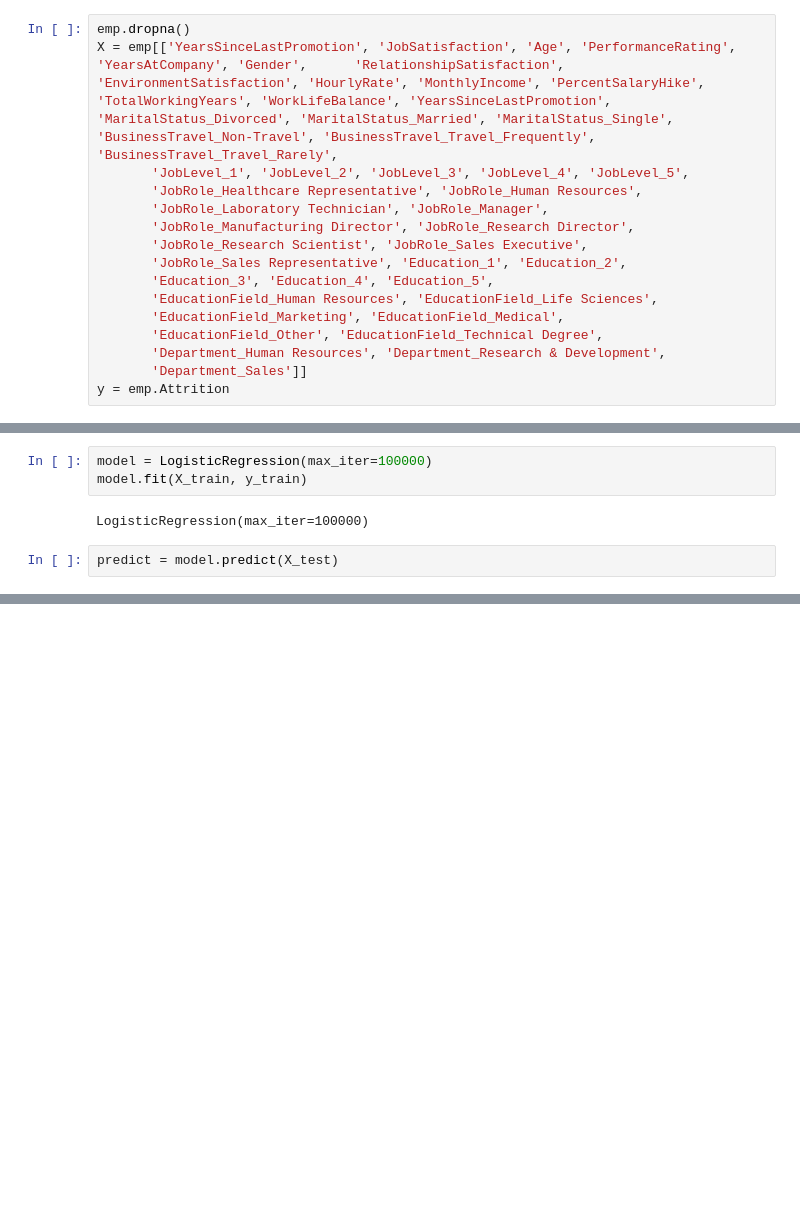
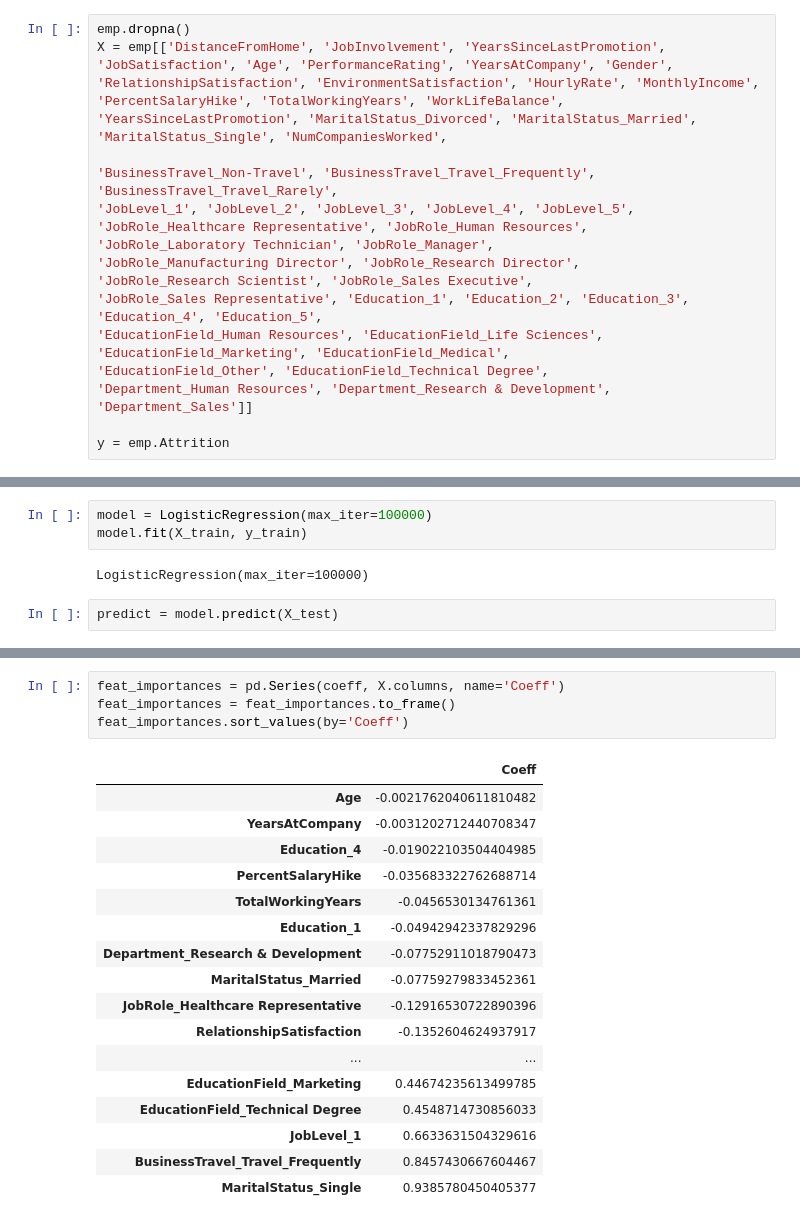
Before and after one commit to joshuagustaf/empattr, a Jupyter notebook: Emp_Att_Pred.ipynb, the cells around one changed output, grey strips where cells are left out. Saved outputs shown, nothing was run; the diff lists cells and outputs as text; blank space fills up the shorter version.

```diff
--- a/Emp_Att_Pred.ipynb
+++ b/Emp_Att_Pred.ipynb
@@ -186,17 +190,19 @@ from sklearn.metrics import classification_report
 # %%
 emp.dropna()
-X = emp[['YearsSinceLastPromotion', 'JobSatisfaction', 'Age', 'PerformanceRating', 'YearsAtCompany', 'Gender',      'RelationshipSatisfaction', 'EnvironmentSatisfaction', 'HourlyRate', 'MonthlyIncome', 'PercentSalaryHike', 'TotalWorkingYears', 'WorkLifeBalance', 'YearsSinceLastPromotion', 'MaritalStatus_Divorced', 'MaritalStatus_Married', 'MaritalStatus_Single', 'BusinessTravel_Non-Travel', 'BusinessTravel_Travel_Frequently', 'BusinessTravel_Travel_Rarely',
-       'JobLevel_1', 'JobLevel_2', 'JobLevel_3', 'JobLevel_4', 'JobLevel_5',
-       'JobRole_Healthcare Representative', 'JobRole_Human Resources',
-       'JobRole_Laboratory Technician', 'JobRole_Manager',
-       'JobRole_Manufacturing Director', 'JobRole_Research Director',
-       'JobRole_Research Scientist', 'JobRole_Sales Executive',
-       'JobRole_Sales Representative', 'Education_1', 'Education_2',
-       'Education_3', 'Education_4', 'Education_5',
-       'EducationField_Human Resources', 'EducationField_Life Sciences',
-       'EducationField_Marketing', 'EducationField_Medical',
-       'EducationField_Other', 'EducationField_Technical Degree',
-       'Department_Human Resources', 'Department_Research & Development',
-       'Department_Sales']]
+X = emp[['DistanceFromHome', 'JobInvolvement', 'YearsSinceLastPromotion', 'JobSatisfaction', 'Age', 'PerformanceRating', 'YearsAtCompany', 'Gender',      'RelationshipSatisfaction', 'EnvironmentSatisfaction', 'HourlyRate', 'MonthlyIncome', 'PercentSalaryHike', 'TotalWorkingYears', 'WorkLifeBalance', 'YearsSinceLastPromotion', 'MaritalStatus_Divorced', 'MaritalStatus_Married', 'MaritalStatus_Single', 'NumCompaniesWorked',
+
+'BusinessTravel_Non-Travel', 'BusinessTravel_Travel_Frequently', 'BusinessTravel_Travel_Rarely',
+'JobLevel_1', 'JobLevel_2', 'JobLevel_3', 'JobLevel_4', 'JobLevel_5',
+'JobRole_Healthcare Representative', 'JobRole_Human Resources',
+'JobRole_Laboratory Technician', 'JobRole_Manager',
+'JobRole_Manufacturing Director', 'JobRole_Research Director',
+'JobRole_Research Scientist', 'JobRole_Sales Executive',
+'JobRole_Sales Representative', 'Education_1', 'Education_2', 'Education_3', 'Education_4', 'Education_5',
+'EducationField_Human Resources', 'EducationField_Life Sciences',
+'EducationField_Marketing', 'EducationField_Medical',
+'EducationField_Other', 'EducationField_Technical Degree',
+'Department_Human Resources', 'Department_Research & Development',
+'Department_Sales']]
+
 y = emp.Attrition
 # %%
@@ -228,0 +297,22 @@ Test Accuracy 86.85%
+# %%
+feat_importances = pd.Series(coeff, X.columns, name='Coeff')
+feat_importances = feat_importances.to_frame()
+feat_importances.sort_values(by='Coeff')
+# %% [output]
+|  | Coeff |
+| Age | -0.0021762040611810482 |
+| YearsAtCompany | -0.0031202712440708347 |
+| Education_4 | -0.019022103504404985 |
+| PercentSalaryHike | -0.035683322762688714 |
+| TotalWorkingYears | -0.0456530134761361 |
+| Education_1 | -0.04942942337829296 |
+| Department_Research & Development | -0.07752911018790473 |
+| MaritalStatus_Married | -0.07759279833452361 |
+| JobRole_Healthcare Representative | -0.12916530722890396 |
+| RelationshipSatisfaction | -0.1352604624937917 |
+| ... | ... |
+| EducationField_Marketing | 0.44674235613499785 |
+| EducationField_Technical Degree | 0.4548714730856033 |
+| JobLevel_1 | 0.6633631504329616 |
+| BusinessTravel_Travel_Frequently | 0.8457430667604467 |
+| MaritalStatus_Single | 0.9385780450405377 |
```
Also changed, not shown: parts of 9 cells of this notebook.
